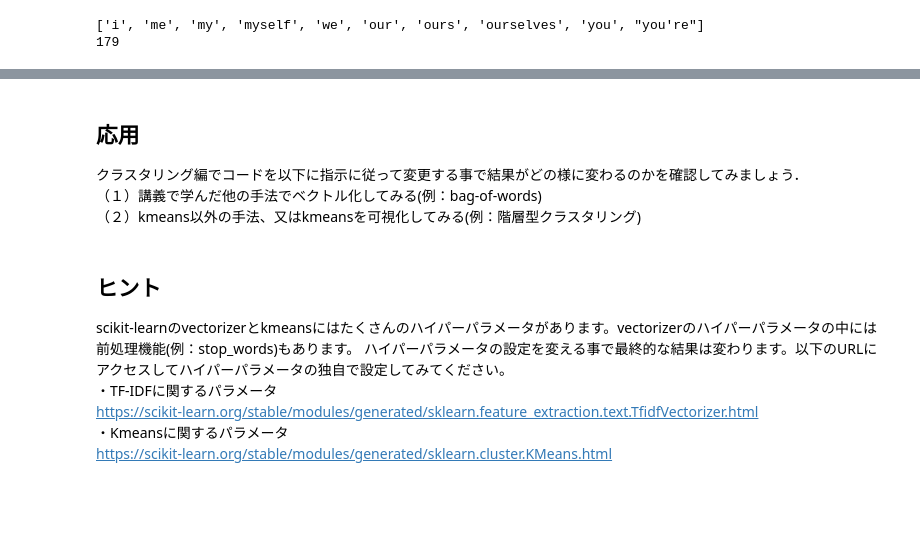
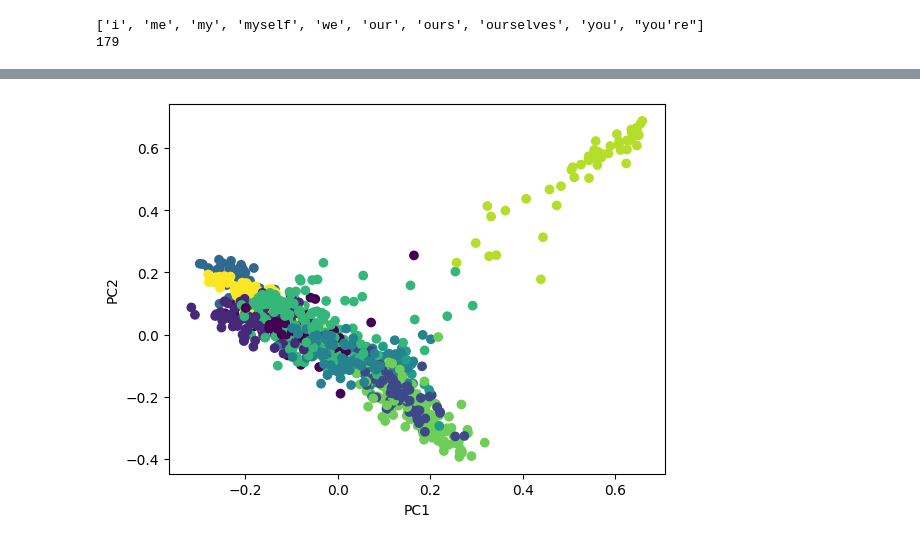
Before and after one commit to kazuki3087/clustering, a Jupyter notebook: src/clustering_1.ipynb, the cells around one changed output, grey strips where cells are left out. Drawn from its saved outputs; the diff is of its cells as text; code cells hidden in the pictures; blank space fills up the shorter version.

```diff
--- a/src/clustering_1.ipynb
+++ b/src/clustering_1.ipynb
@@ -39,5 +48,9 @@ Other analysts said the upbeat jobs data made it more likely that the US Federal
 # %%
+# トークン化
 from nltk.tokenize import word_tokenize
 
-tokens = word_tokenize(text)
-print(tokens)
+token_list = []
+
+for text in text_list:
+    tokens = word_tokenize(text)
+    token_list.append(tokens)
@@ -64,12 +68,3 @@ print(len(en_stop))
 en_stop= ["``","/",",.",".,",";","--",":",")","(",'"','&',"'",'),',',"','-','.,','.,"','.-',"?",">","<","$","%"]                  \
          +["say"] \
          +en_stop
-# %%
-print(tokens[38])
-print(tokens[32])
-pattern1 = '.*\d'
-res = re.match(pattern1, tokens[32])
-if res:
-    print("マッチしました。")
-else:
-    print("マッチしませんでした。")
@@ -148,5 +115,5 @@ print(preprocess_documents(docs)[0][:25])
 # %%
-pre_docs=preprocess_documents(docs)
+pre_docs=preprocess_documents(token_list)
 pre_docs=[" ".join(doc) for doc in pre_docs]
 print(pre_docs[0])
 
@@ -163,3 +125,3 @@ tf_idf = vectorizer.fit_transform(pre_docs)
 # %%
-num_clusters = 8
+num_clusters = 10
 km = KMeans(n_clusters=num_clusters, random_state = 0)
@@ -185,14 +151,11 @@ NotebookApp.rate_limit_window=3.0 (secs)
-# %% [markdown]
-## 応用
-クラスタリング編でコードを以下に指示に従って変更する事で結果がどの様に変わるのかを確認してみましょう．<br>
-    （１）講義で学んだ他の手法でベクトル化してみる(例：bag-of-words)<br>
-    （２）kmeans以外の手法、又はkmeansを可視化してみる(例：階層型クラスタリング)
-# %% [markdown]
-## ヒント
-
-scikit-learnのvectorizerとkmeansにはたくさんのハイパーパラメータがあります。vectorizerのハイパーパラメータの中には前処理機能(例：stop_words)もあります。
-    ハイパーパラメータの設定を変える事で最終的な結果は変わります。以下のURLにアクセスしてハイパーパラメータの独自で設定してみてください。<br>
-    ・TF-IDFに関するパラメータ<br>
-    https://scikit-learn.org/stable/modules/generated/sklearn.feature_extraction.text.TfidfVectorizer.html<br>
-    ・Kmeansに関するパラメータ<br>
-    https://scikit-learn.org/stable/modules/generated/sklearn.cluster.KMeans.html<br>
+# %%
+pca = PCA(n_components=2)  # 2次元に変換
+reduced_features = pca.fit_transform(tf_idf.toarray())
+
+# 可視化
+plt.scatter(reduced_features[:, 0], reduced_features[:, 1], c=clusters)
+plt.xlabel('PC1')
+plt.ylabel('PC2')
+plt.show()
+# %% [output]
+[figure, added]
```
Also changed, not shown: parts of 30 cells of this notebook.
